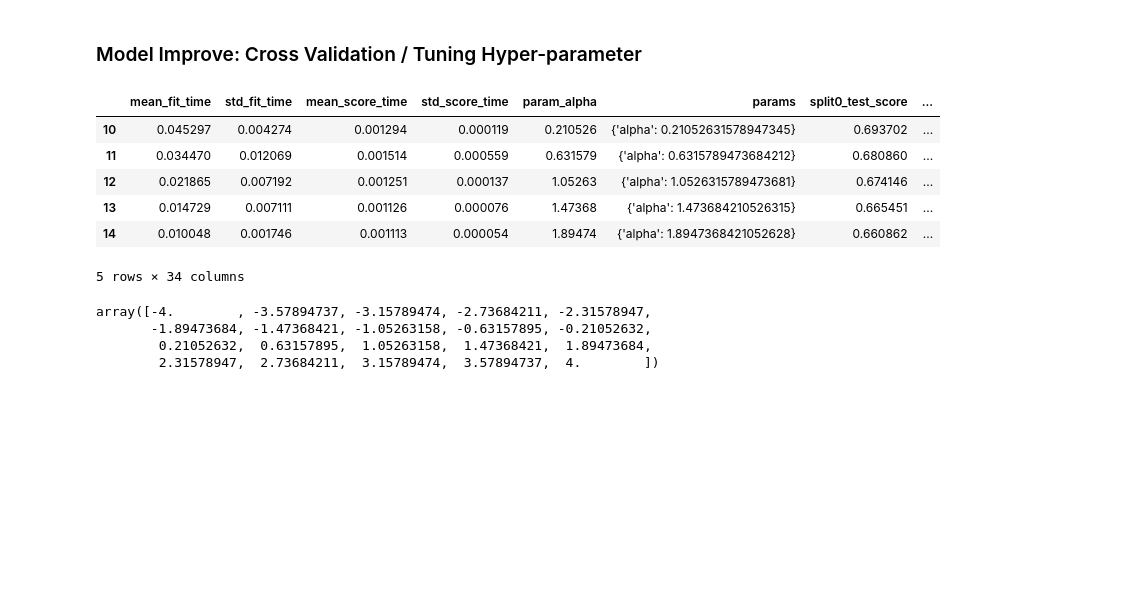
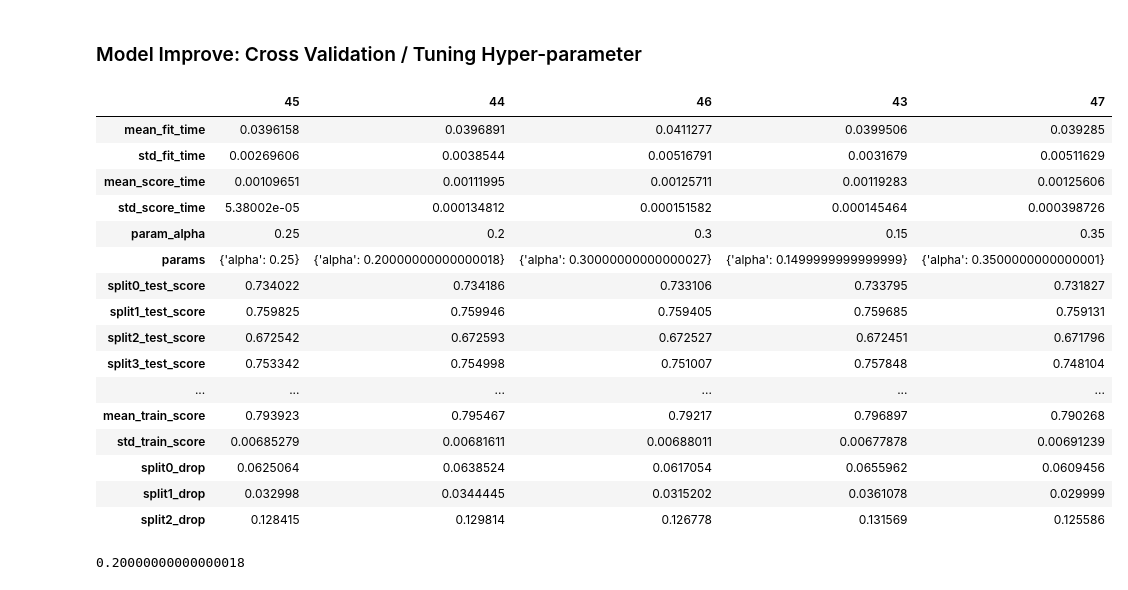
Before and after one commit to tinacliu/final_project, a Jupyter notebook: notebook.ipynb, the cells around one changed output. Saved outputs shown, nothing was run; the diff lists cells and outputs as text; code cells hidden in the pictures; blank space fills up the shorter version.

```diff
--- a/notebook.ipynb
+++ b/notebook.ipynb
@@ -320,14 +287,13 @@ def grid_search(X_train, y_train, model, score = 'r2', cv=10):
     :return: best_alpha
 
     """
-    clf = model
 
     param_grid = [
-      {'alpha' : np.linspace(-4, 4, 20)
+      {'alpha' : np.linspace(-2, 2, 81)
       }
     ]
 
-    gs_clf = GridSearchCV(clf, param_grid = param_grid, scoring = score, cv=cv, return_train_score=True);
+    gs_clf = GridSearchCV(model, param_grid = param_grid, scoring = score, cv=cv, return_train_score=True);
     best_clf = gs_clf.fit(X_train, y_train)
 
     bmodels = pd.DataFrame(best_clf.cv_results_).sort_values('rank_test_score')
@@ -340,20 +306,28 @@ def grid_search(X_train, y_train, model, score = 'r2', cv=10):
     return best_alpha, bmodels
 # %%
 best_a, best_models = grid_search(X_train_all, y_train, Lasso())
-best_models.sort_values('rank_test_score').head(5)
-# %% [output]
-|  | mean_fit_time | std_fit_time | mean_score_time | std_score_time | param_alpha | params | split0_test_score | ... |
-| 10 | 0.045297 | 0.004274 | 0.001294 | 0.000119 | 0.210526 | {'alpha': 0.21052631578947345} | 0.693702 | ... |
-| 11 | 0.034470 | 0.012069 | 0.001514 | 0.000559 | 0.631579 | {'alpha': 0.6315789473684212} | 0.680860 | ... |
-| 12 | 0.021865 | 0.007192 | 0.001251 | 0.000137 | 1.05263 | {'alpha': 1.0526315789473681} | 0.674146 | ... |
-| 13 | 0.014729 | 0.007111 | 0.001126 | 0.000076 | 1.47368 | {'alpha': 1.473684210526315} | 0.665451 | ... |
-| 14 | 0.010048 | 0.001746 | 0.001113 | 0.000054 | 1.89474 | {'alpha': 1.8947368421052628} | 0.660862 | ... |
-5 rows × 34 columns
+# %%
+best_models.head(5).T
+# %% [output]
+|  | 45 | 44 | 46 | 43 | 47 |
+| mean_fit_time | 0.0396158 | 0.0396891 | 0.0411277 | 0.0399506 | 0.039285 |
+| std_fit_time | 0.00269606 | 0.0038544 | 0.00516791 | 0.0031679 | 0.00511629 |
+| mean_score_time | 0.00109651 | 0.00111995 | 0.00125711 | 0.00119283 | 0.00125606 |
+| std_score_time | 5.38002e-05 | 0.000134812 | 0.000151582 | 0.000145464 | 0.000398726 |
+| param_alpha | 0.25 | 0.2 | 0.3 | 0.15 | 0.35 |
+| params | {'alpha': 0.25} | {'alpha': 0.20000000000000018} | {'alpha': 0.30000000000000027} | {'alpha': 0.1499999999999999} | {'alpha': 0.3500000000000001} |
+| split0_test_score | 0.734022 | 0.734186 | 0.733106 | 0.733795 | 0.731827 |
+| split1_test_score | 0.759825 | 0.759946 | 0.759405 | 0.759685 | 0.759131 |
+| split2_test_score | 0.672542 | 0.672593 | 0.672527 | 0.672451 | 0.671796 |
+| split3_test_score | 0.753342 | 0.754998 | 0.751007 | 0.757848 | 0.748104 |
+| ... | ... | ... | ... | ... | ... |
+| mean_train_score | 0.793923 | 0.795467 | 0.79217 | 0.796897 | 0.790268 |
+| std_train_score | 0.00685279 | 0.00681611 | 0.00688011 | 0.00677878 | 0.00691239 |
+| split0_drop | 0.0625064 | 0.0638524 | 0.0617054 | 0.0655962 | 0.0609456 |
+| split1_drop | 0.032998 | 0.0344445 | 0.0315202 | 0.0361078 | 0.029999 |
+| split2_drop | 0.128415 | 0.129814 | 0.126778 | 0.131569 | 0.125586 |
 # %%
-np.linspace(-4, 4, 20)
+best_a
 # sorted(SCORERS.keys())
 # %% [output]
-array([-4.        , -3.57894737, -3.15789474, -2.73684211, -2.31578947,
-       -1.89473684, -1.47368421, -1.05263158, -0.63157895, -0.21052632,
-        0.21052632,  0.63157895,  1.05263158,  1.47368421,  1.89473684,
-        2.31578947,  2.73684211,  3.15789474,  3.57894737,  4.        ])
+0.20000000000000018
```
Also changed, not shown: parts of 5 cells of this notebook, 2 other files.
